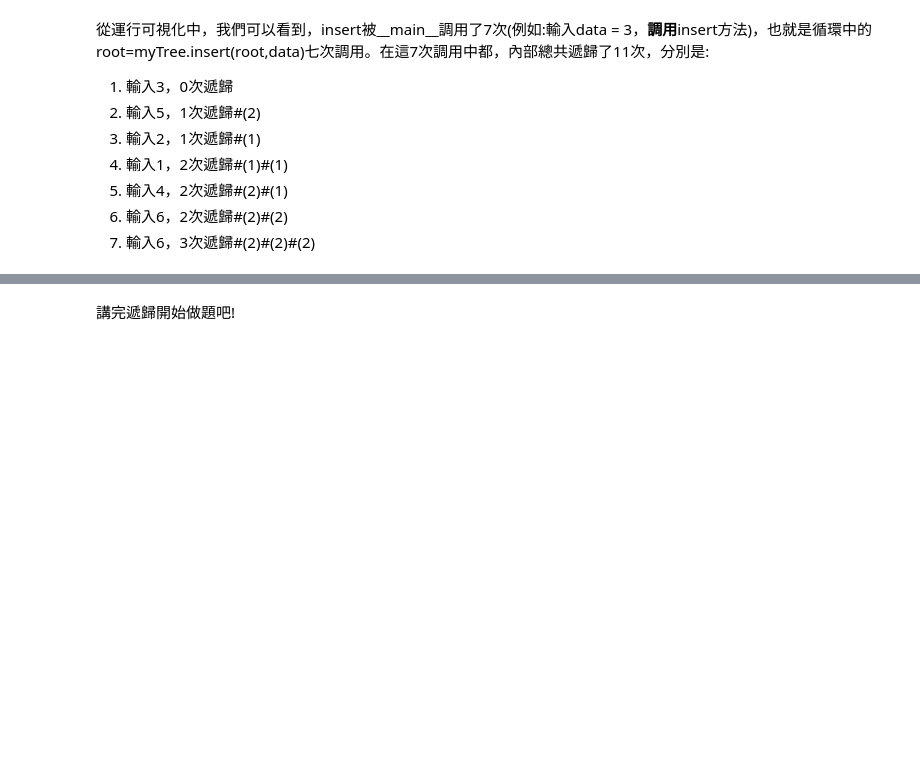
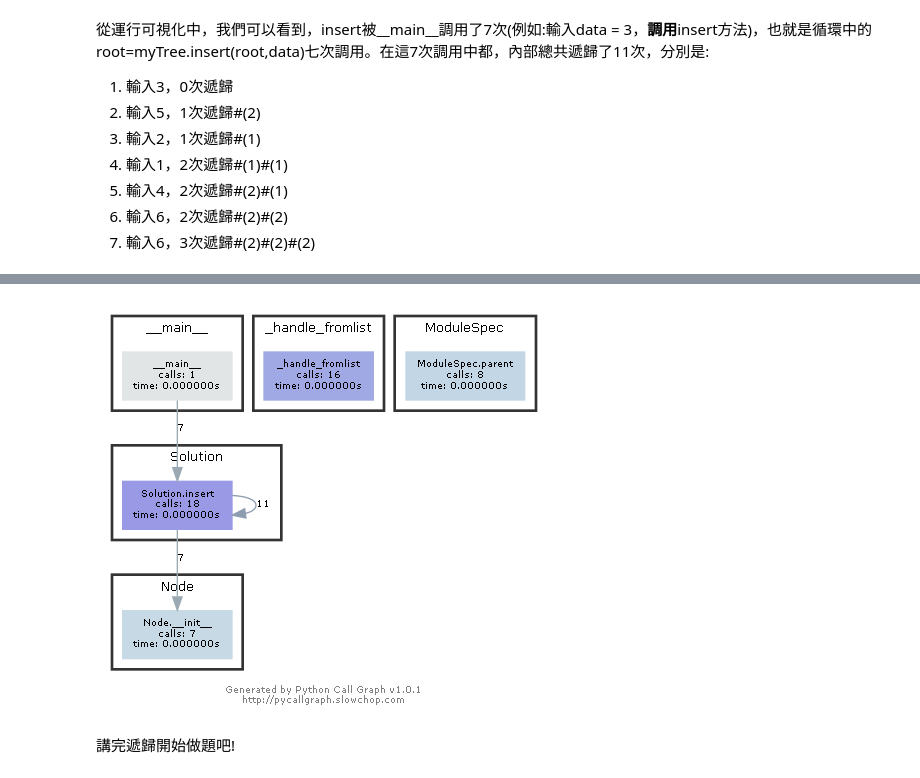
Before and after one commit to ErebusTW/HackerRank, a Jupyter notebook: Day_22_Binary_Search_Trees.ipynb, the cells around one changed output, grey strips where cells are left out. Cells and saved outputs as stored; diff of their text form; code cells hidden in the pictures; blank space fills up the shorter version.

```diff
--- a/Day_22_Binary_Search_Trees.ipynb
+++ b/Day_22_Binary_Search_Trees.ipynb
@@ -123,3 +129,7 @@ for循環結束後我們就有以下的樹:
+# %%
+Image('./regexp1.png')
+# %% [output]
+[figure, added]
 # %%
 height=myTree.getHeight(root)#最後題目會調用getHeight函數
 print(height)
```
Also changed, not shown: parts of 10 cells of this notebook.
